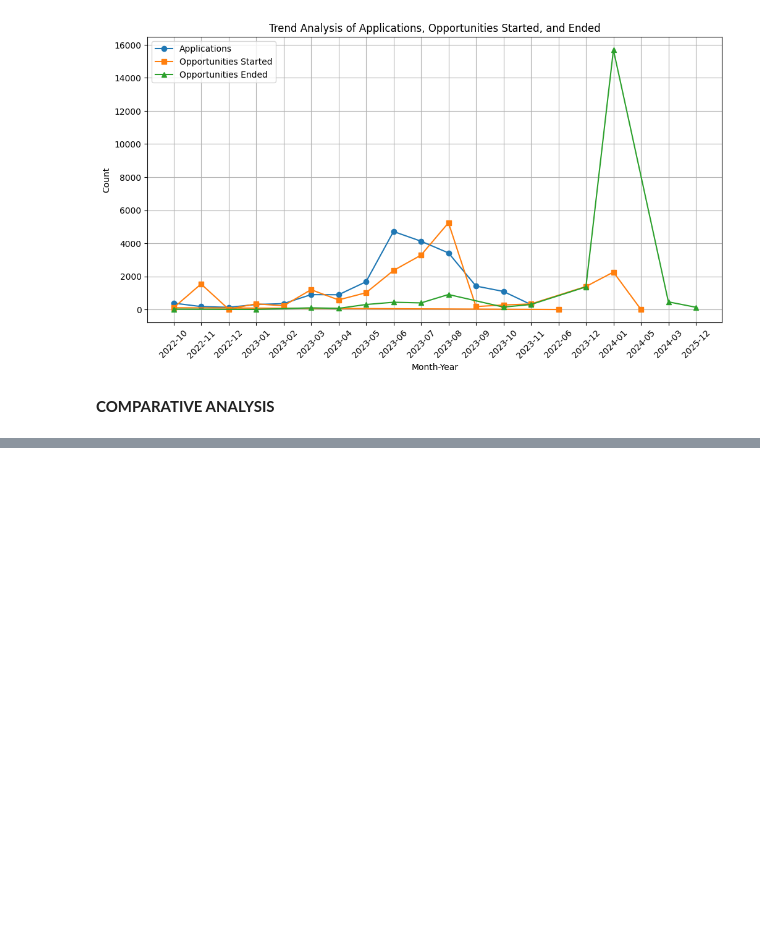
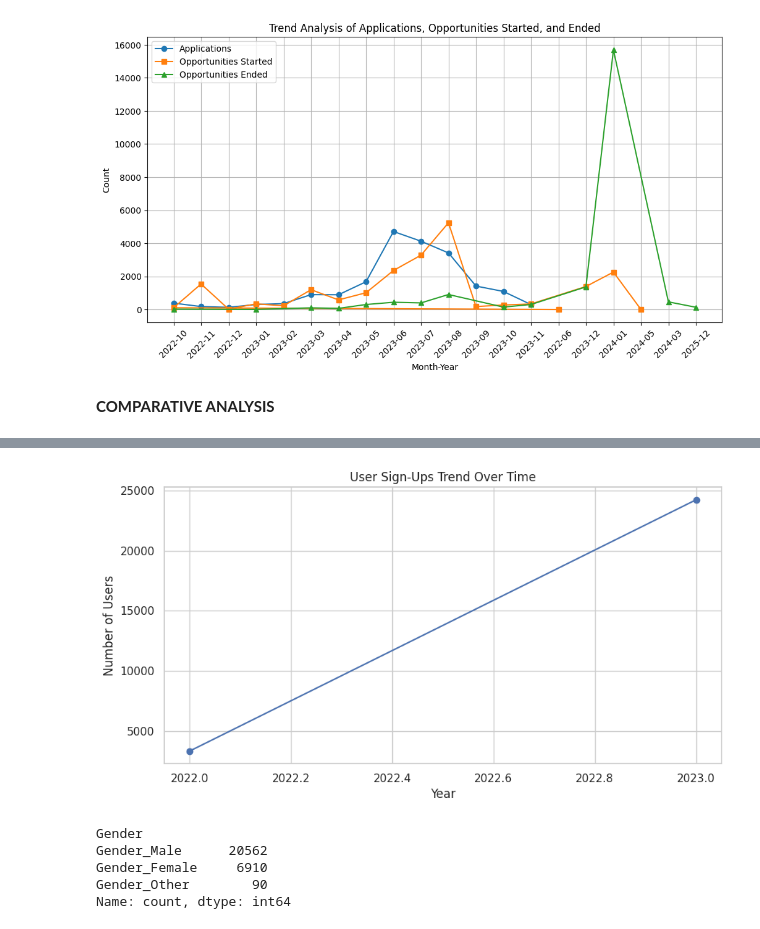
Before and after one commit to srijapamu25/Project-2, a Jupyter notebook: Data_Preprocessing & trend_analysis(Opportunity_data).ipynb, the cells around one changed output, grey strips where cells are left out. Saved outputs shown, nothing was run; the diff lists cells and outputs as text; code cells hidden in the pictures; blank space fills up the shorter version.

```diff
--- a/Data_Preprocessing & trend_analysis(Opportunity_data).ipynb
+++ b/Data_Preprocessing & trend_analysis(Opportunity_data).ipynb
@@ -227,0 +238,4 @@ plt.show()
+# %%
+# Loading dataset
+df = pd.read_csv('/content/user_cleaned_data.csv')
+df.head()
@@ -227,0 +303,14 @@ plt.show()
+# %%
+# Replace 'Unknown' or 'Invalid' with NaN for proper handling
+df.replace({'Unknown': None, 'Invalid': None}, inplace=True)
+
+# Fill missing categorical values with the mode of each column
+# Remove 'Gender' and 'Degree' from categorical_cols as they are already one-hot encoded
+categorical_cols = ['city', 'zip']
+for col in categorical_cols:
+    df[col].fillna(df[col].mode()[0], inplace=True)
+
+df['isFromSocialMedia'] = df['isFromSocialMedia'].astype(int)
+
+# Display final dataset info after preprocessing
+df.info(), df.head()
@@ -227,0 +358,37 @@ plt.show()
+# %%
+# TREND ANALYSIS
+
+import matplotlib.pyplot as plt
+
+# Aggregate user sign-ups by year
+trend_data = df.groupby(['Sign Up Year'])['isFromSocialMedia'].count()
+
+# Plot trend over time
+plt.figure(figsize=(10, 5))
+plt.plot(trend_data.index, trend_data.values, marker='o', linestyle='-')
+plt.xlabel("Year")
+plt.ylabel("Number of Users")
+plt.title("User Sign-Ups Trend Over Time")
+plt.grid(True)
+plt.show()
+# %% [output]
+[figure, added]
+# %%
+# Assuming 'Gender_Female', 'Gender_Male', and potentially 'Gender_Other' are columns in your DataFrame 'df'
+
+# Create a new 'Gender' column based on the existing gender columns
+df['Gender'] = 'Gender_Other'  # Initialize with 'Gender_Other' as default
+df.loc[df['Gender_Female'] == 1, 'Gender'] = 'Gender_Female'  # Set to 'Gender_Female' if Gender_Female is 1
+df.loc[df['Gender_Male'] == 1, 'Gender'] = 'Gender_Male'  # Set to 'Gender_Male' if Gender_Male is 1
+
+
+# Drop the original gender columns
+df.drop(columns=['Gender_Female', 'Gender_Male'], inplace=True)
+
+print(df['Gender'].value_counts())
+# %% [output]
+Gender
+Gender_Male      20562
+Gender_Female     6910
+Gender_Other        90
+Name: count, dtype: int64
```
Also changed, not shown: parts of 11 cells of this notebook.
